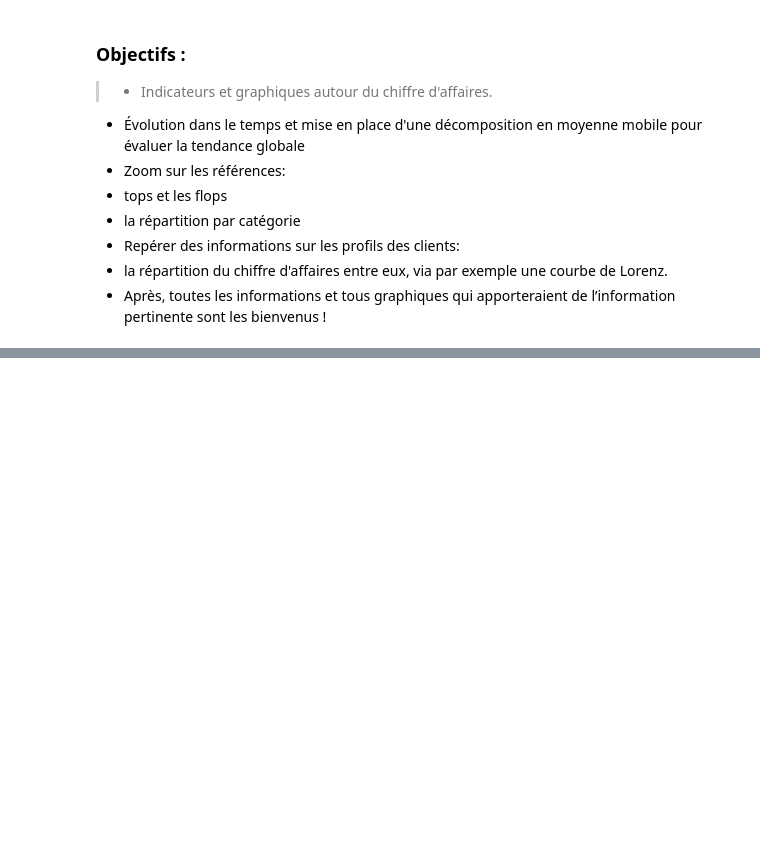
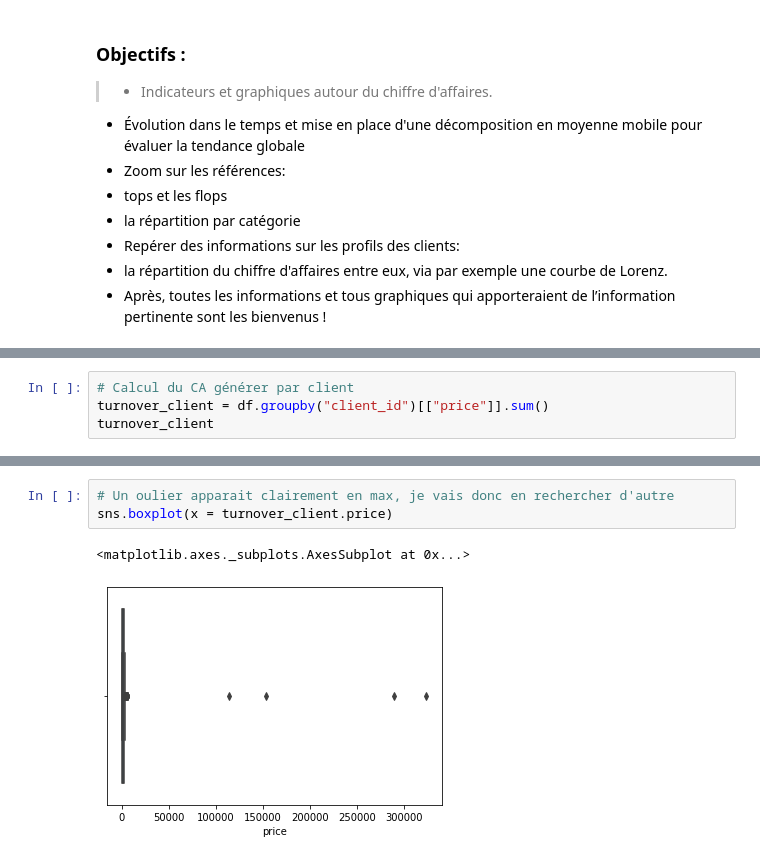
Before and after one commit to Valeeew/Analyze-bookstore-sales, a Jupyter notebook: Turnover_analyze.ipynb, the cells around one changed output, grey strips where cells are left out. Saved outputs shown, nothing was run; the diff lists cells and outputs as text; blank space fills up the shorter version.

```diff
--- a/Turnover_analyze.ipynb
+++ b/Turnover_analyze.ipynb
@@ -56,0 +98,4 @@ df
+# %%
+# Calcul du CA générer par client
+turnover_client = df.groupby("client_id")[["price"]].sum()
+turnover_client
@@ -56,0 +129,6 @@ df
+# %%
+# Un oulier apparait clairement en max, je vais donc en rechercher d'autre
+sns.boxplot(x = turnover_client.price)
+# %% [output]
+<matplotlib.axes._subplots.AxesSubplot at 0x...>
+[figure, added]
```
Also changed, not shown: parts of 17 cells of this notebook.
